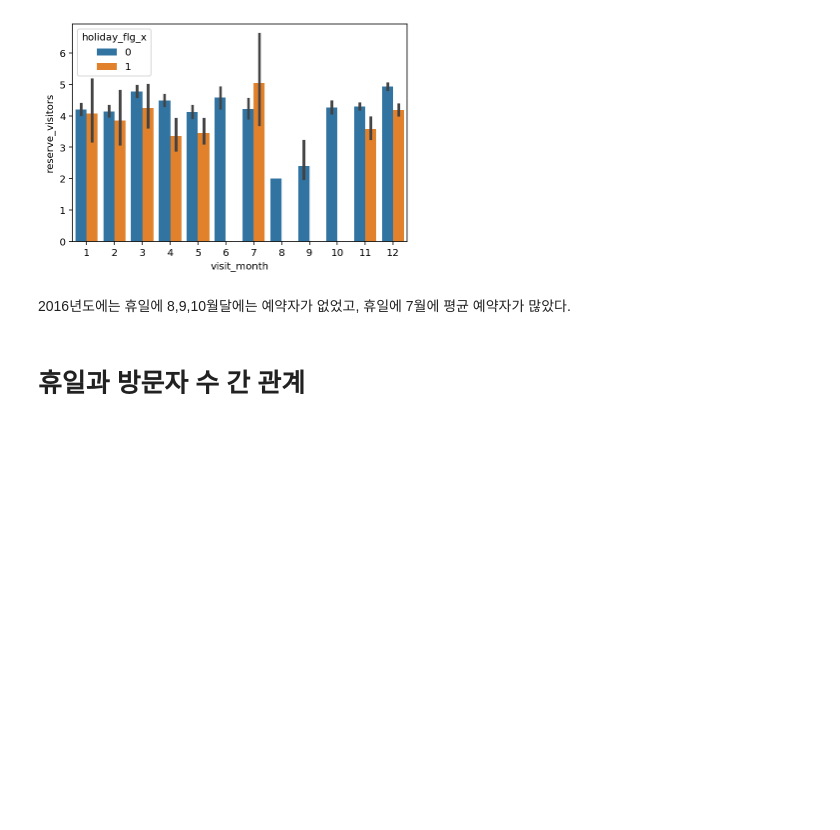
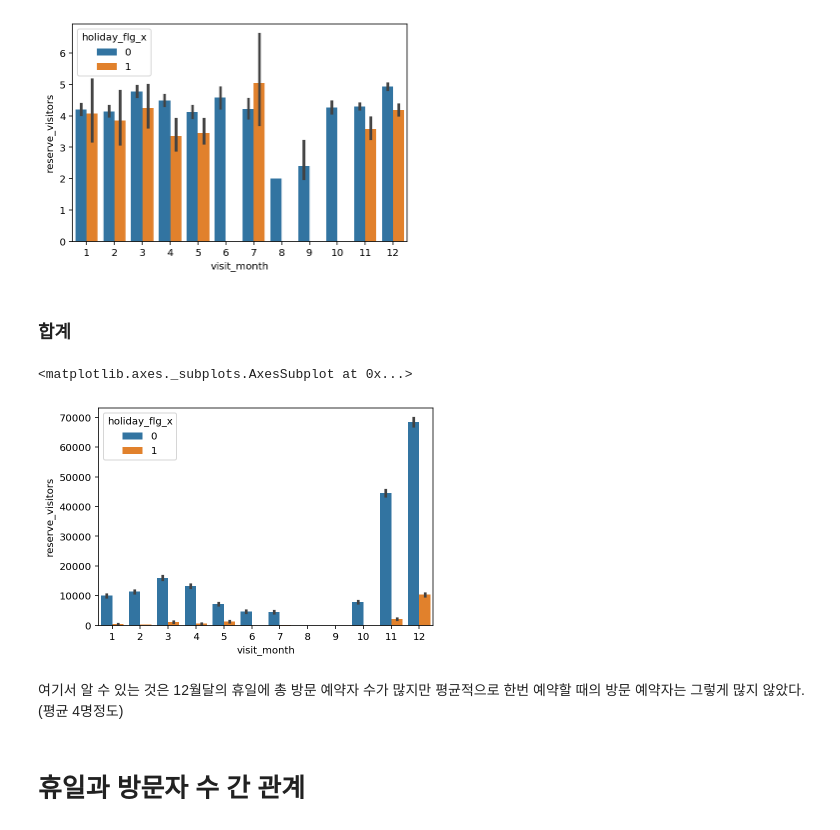
Before and after one commit to dlgur1994/Hackerthon1_Aiffel, a Jupyter notebook: Hyelim/Hackerthon1_visualization.ipynb, the cells around one changed output. Cells and saved outputs as stored; diff of their text form; code cells hidden in the pictures; blank space fills up the shorter version.

```diff
--- a/Hyelim/Hackerthon1_visualization.ipynb
+++ b/Hyelim/Hackerthon1_visualization.ipynb
@@ -370,8 +380,15 @@ sns.barplot(data=air_reserve_group.loc[(air_reserve_group.visit_year==2016)], x=
 # %% [output]
 <matplotlib.axes._subplots.AxesSubplot at 0x...>
 [figure]
-# %% [markdown]
-2016년도에는 휴일에 8,9,10월달에는 예약자가 없었고, 휴일에 7월에 평균 예약자가 많았다.
+# %% [markdown]
+### 합계
+# %%
+sns.barplot(data=air_reserve_group.loc[(air_reserve_group.visit_year==2016)], x='visit_month', y='reserve_visitors',hue='holiday_flg_x', estimator=sum)
+# %% [output]
+<matplotlib.axes._subplots.AxesSubplot at 0x...>
+[figure, added]
+# %% [markdown]
+여기서 알 수 있는 것은 12월달의 휴일에 총 방문 예약자 수가 많지만 평균적으로 한번 예약할 때의 방문 예약자는 그렇게 많지 않았다.(평균 4명정도)
 # %% [markdown]
 # 휴일과 방문자 수 간 관계
 # %%
```
Also changed, not shown: parts of 17 cells of this notebook.
